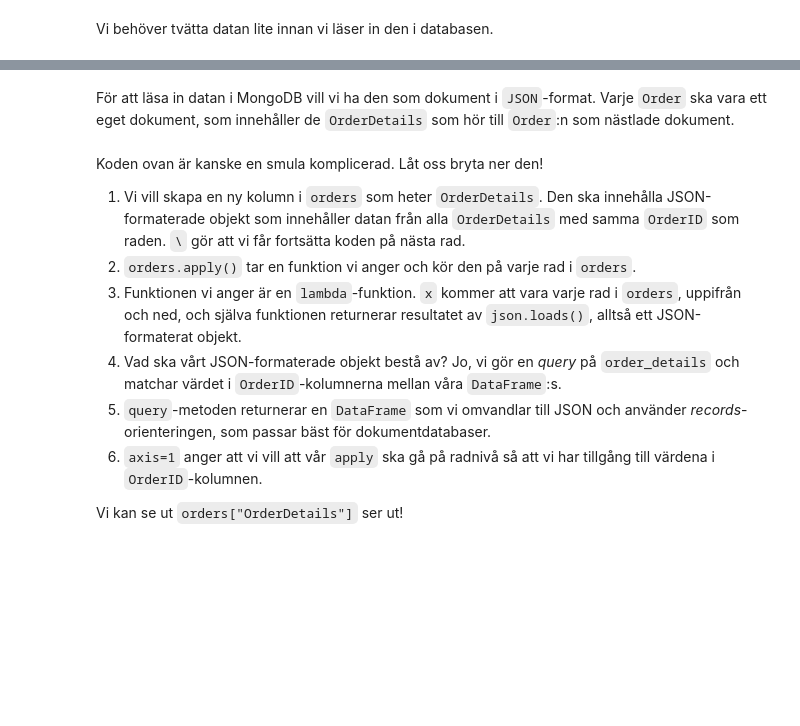
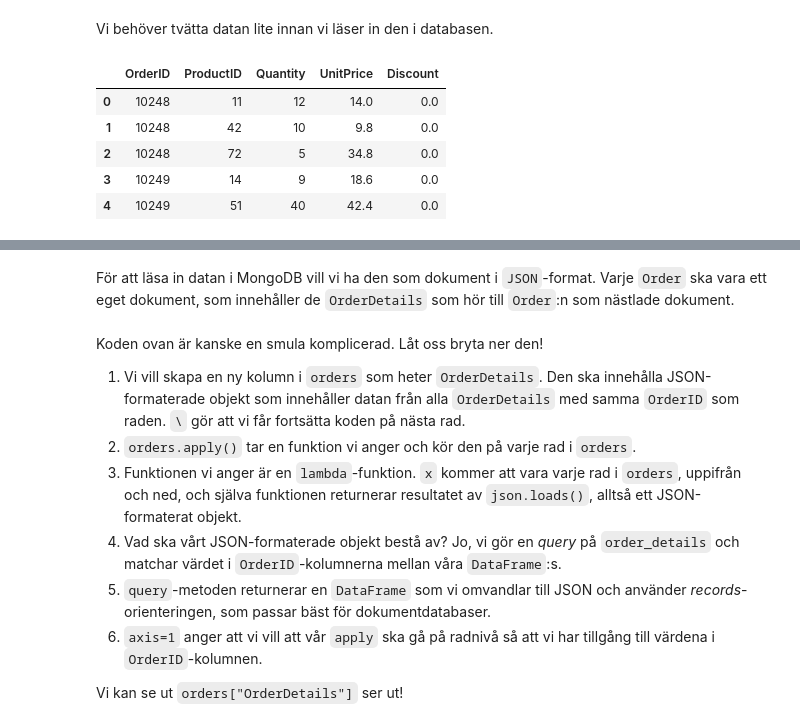
Before and after one commit to angelbra/DATA24HEL_DBT25, a Jupyter notebook: lektion_02/dokumentdatabas/northwind.ipynb, the cells around one changed output, grey strips where cells are left out. Cells and saved outputs as stored; diff of their text form; code cells hidden in the pictures; blank space fills up the shorter version.

```diff
--- a/lektion_02/dokumentdatabas/northwind.ipynb
+++ b/lektion_02/dokumentdatabas/northwind.ipynb
@@ -41,3 +56,12 @@ order_details.head()
 Vi behöver tvätta datan lite innan vi läser in den i databasen.
 # %%
 order_details["UnitPrice"] = order_details.UnitPrice.str.replace(" kr", "").astype(float)
+# %%
+order_details.head()
+# %% [output]
+|  | OrderID | ProductID | Quantity | UnitPrice | Discount |
+| 0 | 10248 | 11 | 12 | 14.0 | 0.0 |
+| 1 | 10248 | 42 | 10 | 9.8 | 0.0 |
+| 2 | 10248 | 72 | 5 | 34.8 | 0.0 |
+| 3 | 10249 | 14 | 9 | 18.6 | 0.0 |
+| 4 | 10249 | 51 | 40 | 42.4 | 0.0 |
```
Also changed, not shown: parts of 16 cells of this notebook, 1 other file.
